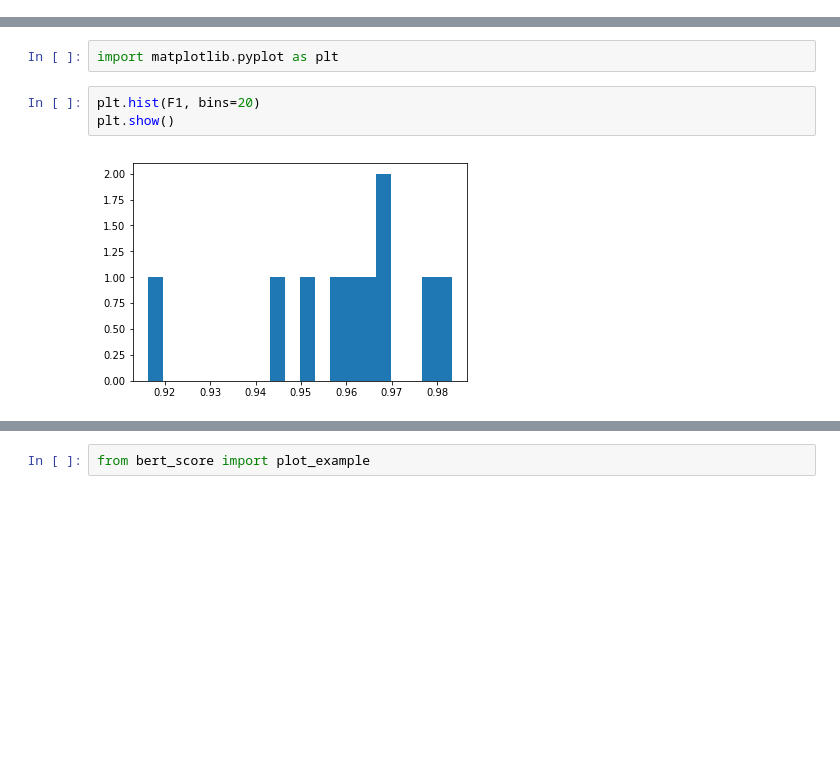
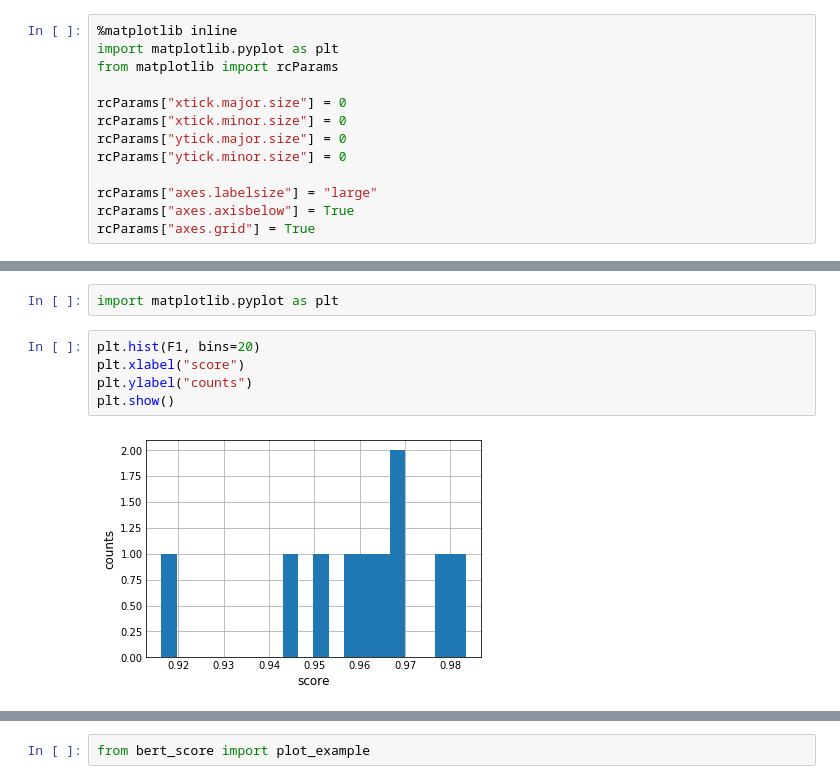
Before and after one commit to Tiiiger/bert_score, a Jupyter notebook: example/Demo.ipynb, the cells around one changed output, grey strips where cells are left out. Cells and saved outputs as stored; diff of their text form; blank space fills up the shorter version.

```diff
--- a/example/Demo.ipynb
+++ b/example/Demo.ipynb
@@ -16,0 +24,13 @@ I1129 17:03:45.572997 140033217545984 file_utils.py:39] PyTorch version 1.3.0 av
+# %%
+%matplotlib inline
+import matplotlib.pyplot as plt
+from matplotlib import rcParams
+
+rcParams["xtick.major.size"] = 0
+rcParams["xtick.minor.size"] = 0
+rcParams["ytick.major.size"] = 0
+rcParams["ytick.minor.size"] = 0
+
+rcParams["axes.labelsize"] = "large"
+rcParams["axes.axisbelow"] = True
+rcParams["axes.grid"] = True
@@ -62,6 +84,8 @@ It might also be very interestig to see the distribution of BERTScore.
 import matplotlib.pyplot as plt
 # %%
 plt.hist(F1, bins=20)
+plt.xlabel("score")
+plt.ylabel("counts")
 plt.show()
 # %% [output]
-[figure, old version]
+[figure, new version]
```
Also changed, not shown: parts of 29 cells of this notebook, 8 other files.
